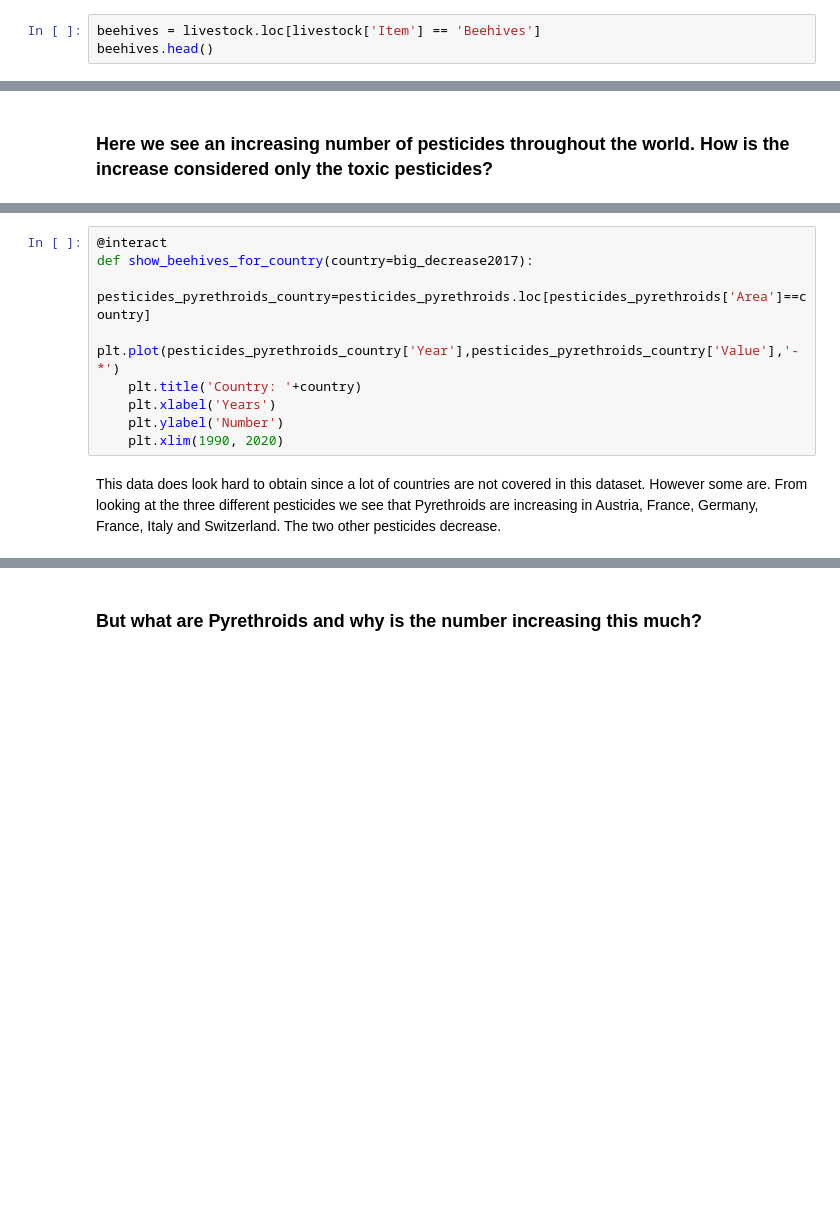
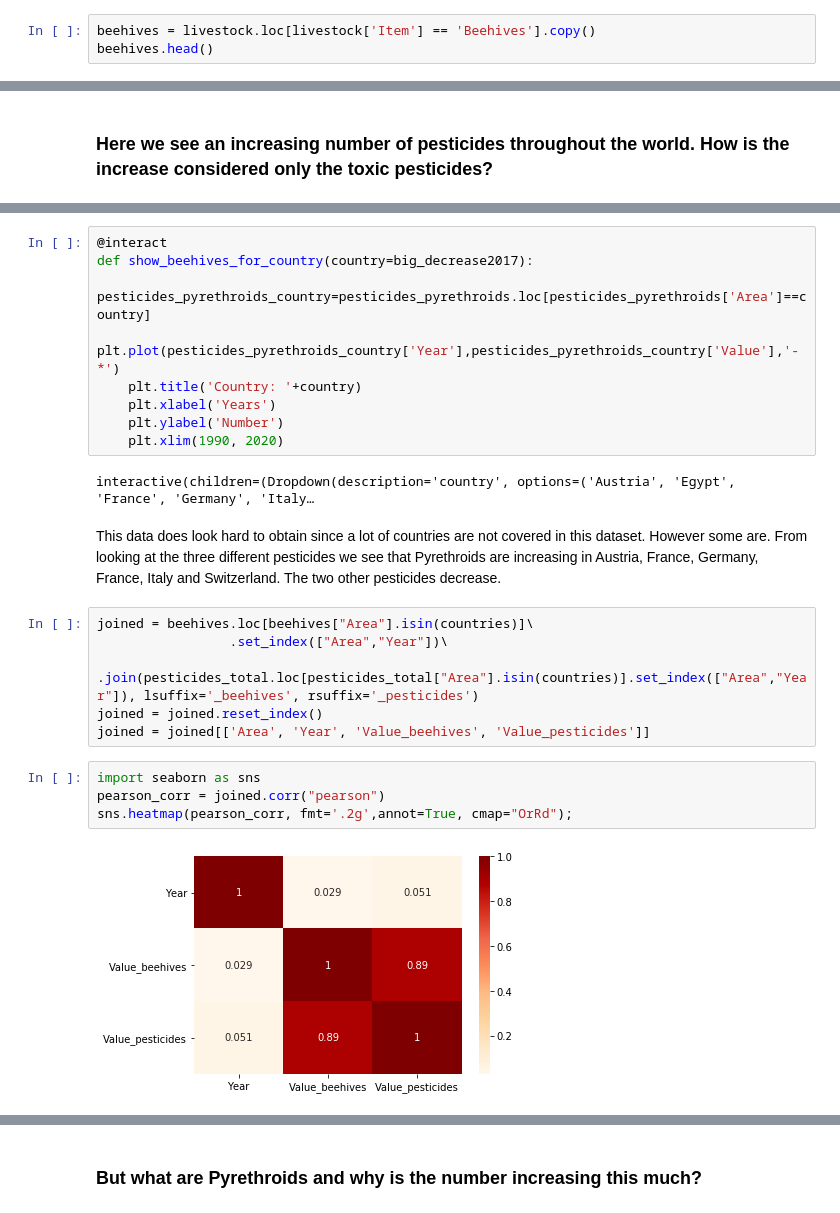
Before and after one commit to caralen/ada-project-faam, a Jupyter notebook: anel.ipynb, the cells around one changed output, grey strips where cells are left out. Saved outputs shown, nothing was run; the diff lists cells and outputs as text; blank space fills up the shorter version.

Commit message:
modified correlation for pesticides

```diff
--- a/anel.ipynb
+++ b/anel.ipynb
@@ -38,3 +48,3 @@ livestock.Item.unique()
 # %%
-beehives = livestock.loc[livestock['Item'] == 'Beehives']
+beehives = livestock.loc[livestock['Item'] == 'Beehives'].copy()
 beehives.head()
@@ -493,5 +752,19 @@ def show_beehives_for_country(country=big_decrease2017):
     plt.xlabel('Years')
     plt.ylabel('Number')
     plt.xlim(1990, 2020)
+# %% [output]
+interactive(children=(Dropdown(description='country', options=('Austria', 'Egypt', 'France', 'Germany', 'Italy…
 # %% [markdown]
 This data does look hard to obtain since a lot of countries are not covered in this dataset. However some are. From looking at the three different pesticides we see that Pyrethroids are increasing in Austria, France, Germany, France, Italy and Switzerland. The two other pesticides decrease.
+# %%
+joined = beehives.loc[beehives["Area"].isin(countries)]\
+                 .set_index(["Area","Year"])\
+                 .join(pesticides_total.loc[pesticides_total["Area"].isin(countries)].set_index(["Area","Year"]), lsuffix='_beehives', rsuffix='_pesticides')
+joined = joined.reset_index()
+joined = joined[['Area', 'Year', 'Value_beehives', 'Value_pesticides']]
+# %%
+import seaborn as sns
+pearson_corr = joined.corr("pearson")
+sns.heatmap(pearson_corr, fmt='.2g',annot=True, cmap="OrRd");
+# %% [output]
+[figure, added]
```
Also changed, not shown: parts of 103 cells of this notebook.
